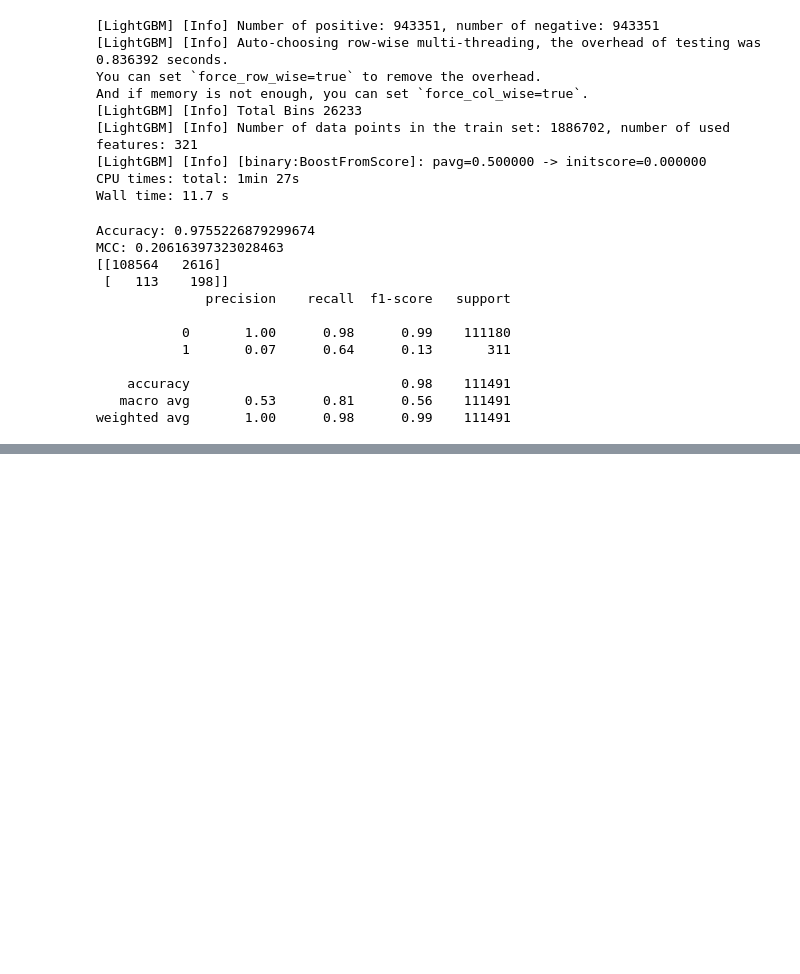
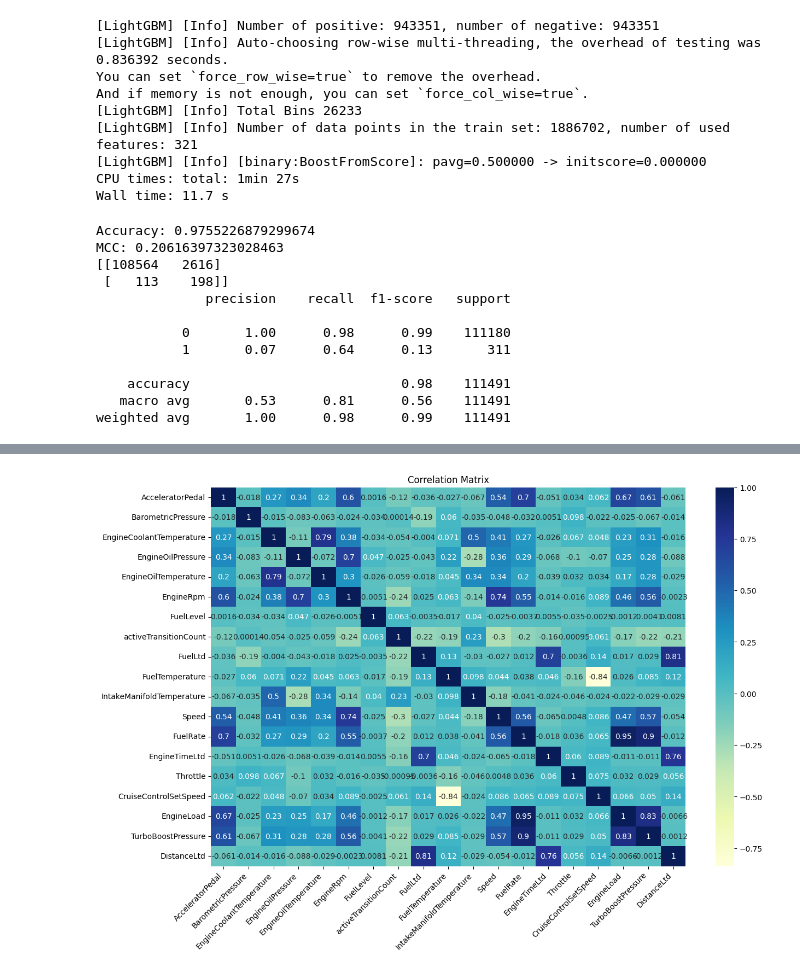
Before and after one commit to nss-data-science-cohort-8/nss-data-science-cohort-8-classroom-big-g-big-g, a Jupyter notebook: notebooks/big-rigs_data_modeling.ipynb, the cells around one changed output, grey strips where cells are left out. Drawn from its saved outputs; the diff is of its cells as text; code cells hidden in the pictures; blank space fills up the shorter version.

Commit message:
Modeling finished, added correlation matrix. 05/08

```diff
--- a/notebooks/big-rigs_data_modeling.ipynb
+++ b/notebooks/big-rigs_data_modeling.ipynb
@@ -191,7 +203,11 @@ scale_features = [
                   'Speed',
                   'FuelRate',
                   'EngineTimeLtd',
-                  'Throttle'
+                  'Throttle',
+                 'CruiseControlSetSpeed',
+                'EngineLoad',
+                'TurboBoostPressure',
+                'DistanceLtd'
                  ]
 
 everything = list(set(ohe_features + bool_features + scale_features))
@@ -760,0 +779,2 @@ Wall time: 719 ms
+# %%
+corr_matrix = X_train[scale_features].corr(numeric_only=True).melt(ignore_index=False)
@@ -760,0 +820,9 @@ Wall time: 719 ms
+# %%
+plt.figure(figsize=(14, 9))
+sn.heatmap(corr_matrix, annot=True, cmap='YlGnBu')
+plt.xticks(rotation=45, ha='right')
+plt.title('Correlation Matrix')
+#plt.savefig("graphs/corr_matrix.png")
+plt.show()
+# %% [output]
+[figure, added]
```
Also changed, not shown: parts of 20 cells of this notebook, 6 other files.
